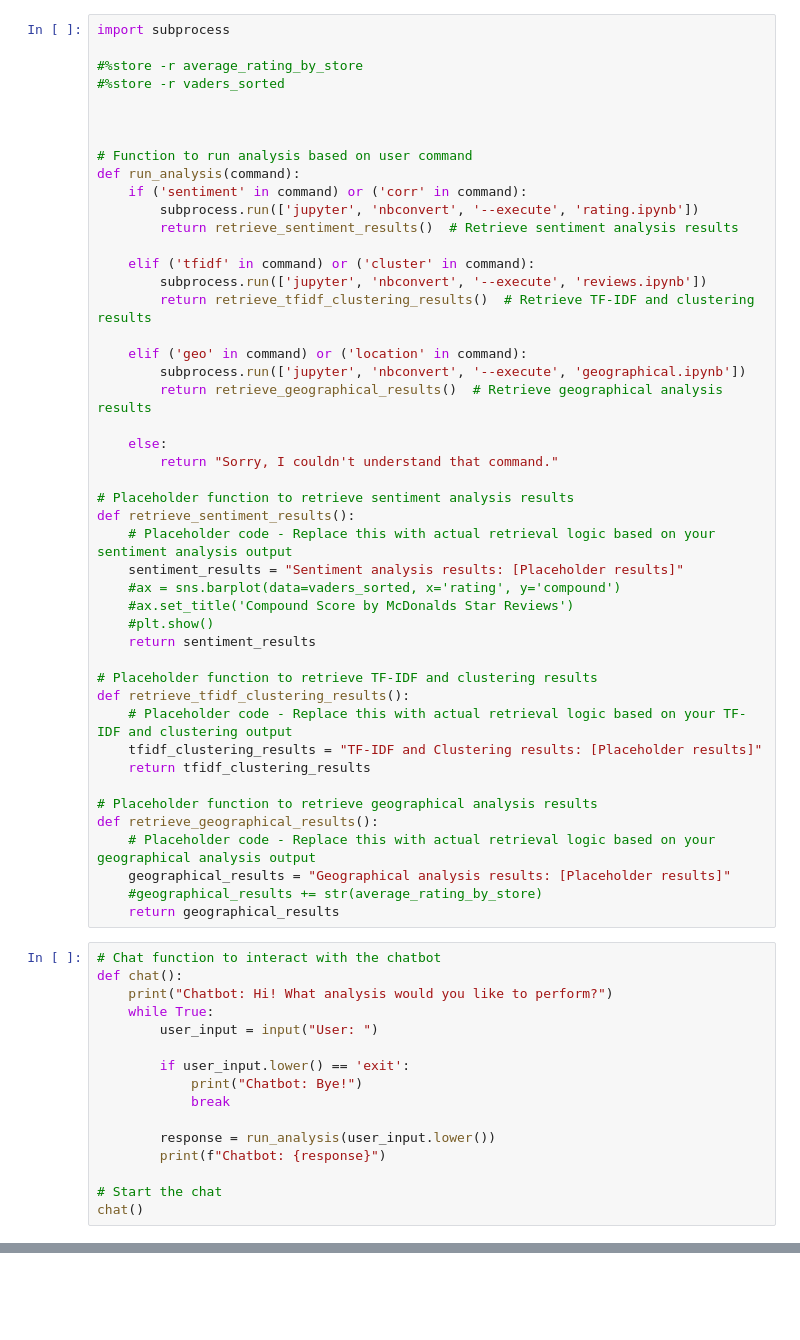
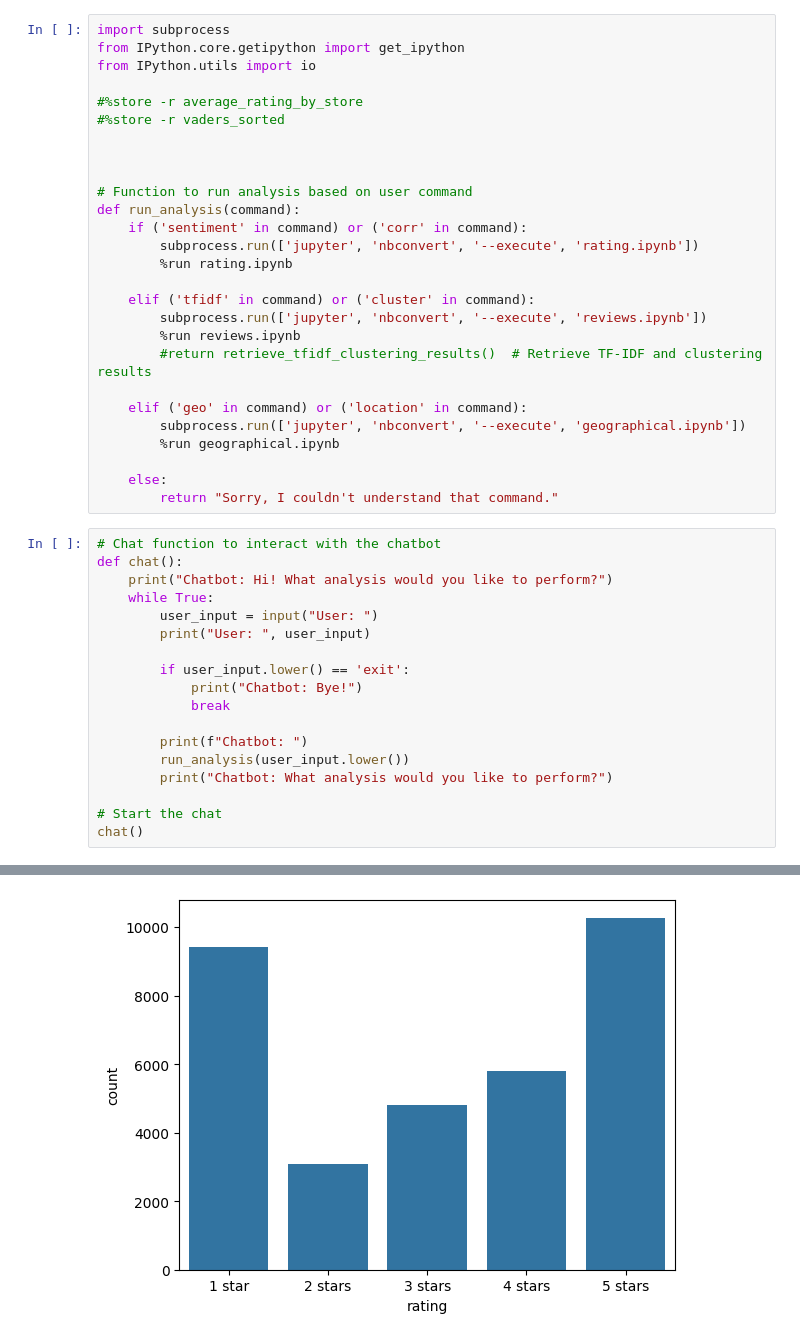
Before and after one commit to jpangonis/Data-Mining_final, a Jupyter notebook: chatbot.ipynb, the cells around one changed output, grey strips where cells are left out. Saved outputs shown, nothing was run; the diff lists cells and outputs as text; blank space fills up the shorter version.

```diff
--- a/chatbot.ipynb
+++ b/chatbot.ipynb
@@ -1,5 +1,7 @@
 # %%
 import subprocess
+from IPython.core.getipython import get_ipython
+from IPython.utils import io
 
 #%store -r average_rating_by_store
 #%store -r vaders_sorted
@@ -10,53 +12,34 @@ import subprocess
 def run_analysis(command):
     if ('sentiment' in command) or ('corr' in command):
         subprocess.run(['jupyter', 'nbconvert', '--execute', 'rating.ipynb'])
-        return retrieve_sentiment_results()  # Retrieve sentiment analysis results
+        %run rating.ipynb
 
     elif ('tfidf' in command) or ('cluster' in command):
         subprocess.run(['jupyter', 'nbconvert', '--execute', 'reviews.ipynb'])
-        return retrieve_tfidf_clustering_results()  # Retrieve TF-IDF and clustering results
+        %run reviews.ipynb
+        #return retrieve_tfidf_clustering_results()  # Retrieve TF-IDF and clustering results
 
     elif ('geo' in command) or ('location' in command):
         subprocess.run(['jupyter', 'nbconvert', '--execute', 'geographical.ipynb'])
-        return retrieve_geographical_results()  # Retrieve geographical analysis results
+        %run geographical.ipynb
 
     else:
         return "Sorry, I couldn't understand that command."
-
-# Placeholder function to retrieve sentiment analysis results
-def retrieve_sentiment_results():
-    # Placeholder code - Replace this with actual retrieval logic based on your sentiment analysis output
-    sentiment_results = "Sentiment analysis results: [Placeholder results]"
-    #ax = sns.barplot(data=vaders_sorted, x='rating', y='compound')
-    #ax.set_title('Compound Score by McDonalds Star Reviews')
-    #plt.show()
-    return sentiment_results
-
-# Placeholder function to retrieve TF-IDF and clustering results
-def retrieve_tfidf_clustering_results():
-    # Placeholder code - Replace this with actual retrieval logic based on your TF-IDF and clustering output
-    tfidf_clustering_results = "TF-IDF and Clustering results: [Placeholder results]"
-    return tfidf_clustering_results
-
-# Placeholder function to retrieve geographical analysis results
-def retrieve_geographical_results():
-    # Placeholder code - Replace this with actual retrieval logic based on your geographical analysis output
-    geographical_results = "Geographical analysis results: [Placeholder results]"
-    #geographical_results += str(average_rating_by_store)
-    return geographical_results
 # %%
 # Chat function to interact with the chatbot
 def chat():
     print("Chatbot: Hi! What analysis would you like to perform?")
     while True:
         user_input = input("User: ")
+        print("User: ", user_input)
 
         if user_input.lower() == 'exit':
             print("Chatbot: Bye!")
             break
 
-        response = run_analysis(user_input.lower())
-        print(f"Chatbot: {response}")
+        print(f"Chatbot: ")
+        run_analysis(user_input.lower())
+        print("Chatbot: What analysis would you like to perform?")
 
 # Start the chat
 chat()
@@ -74,0 +83 @@ Chatbot: Bye!
+[figure, added]
```
Also changed, not shown: parts of 1 cell of this notebook, 3 other files.
